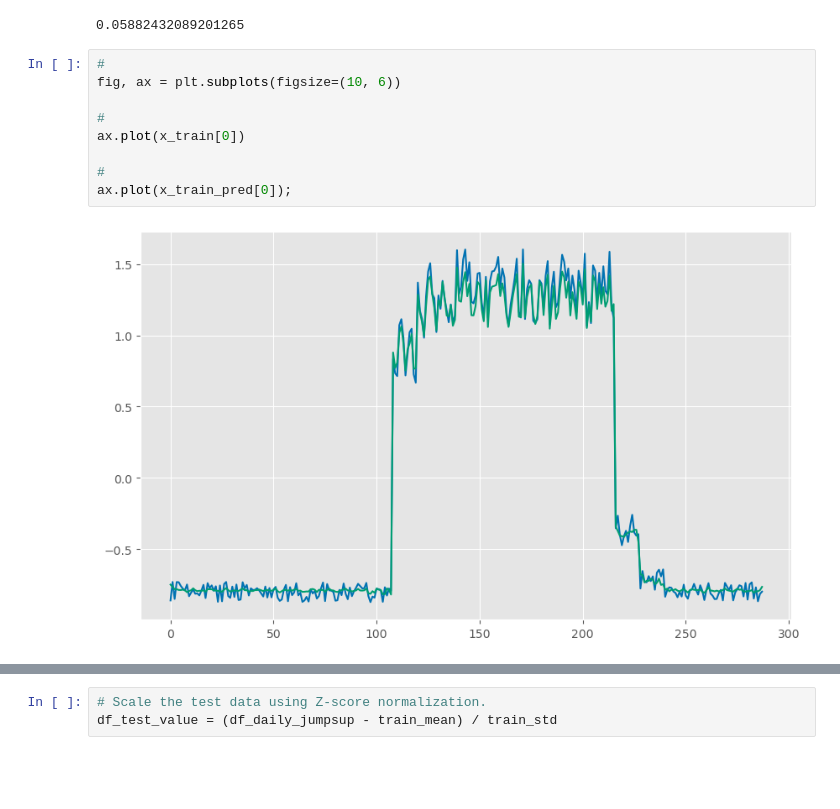
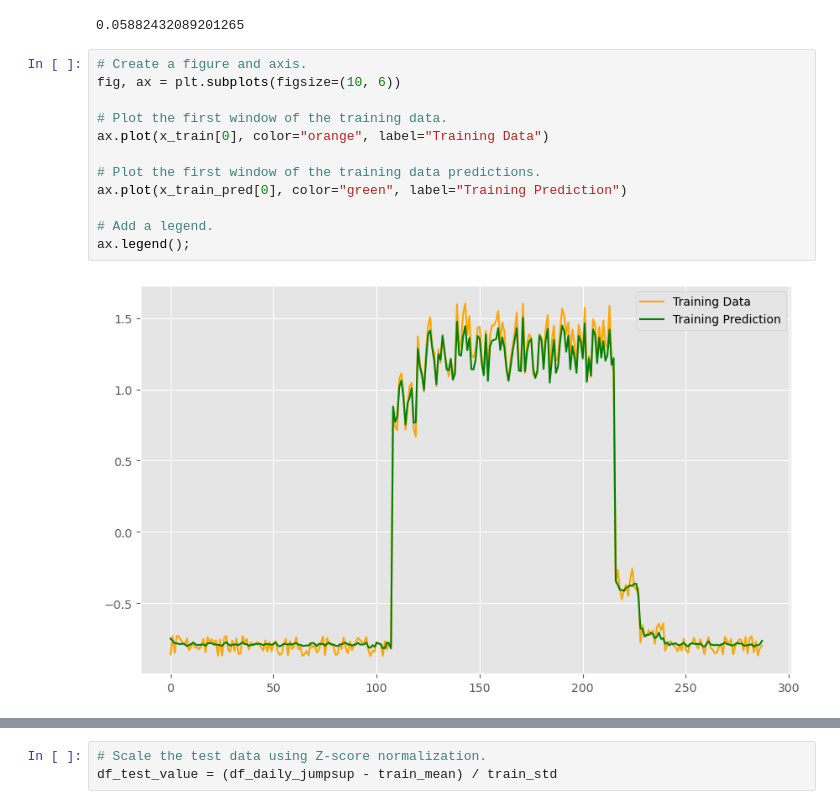
Before and after one commit to Sam-Tracey/ML-Stats-Assessment, a Jupyter notebook: anomaly-detection.ipynb, the cells around one changed output, grey strips where cells are left out. Cells and saved outputs as stored; diff of their text form; blank space fills up the shorter version.

```diff
--- a/anomaly-detection.ipynb
+++ b/anomaly-detection.ipynb
@@ -1073,13 +1092,16 @@ threshold
 # %% [output]
 0.05882432089201265
 # %%
-#
+# Create a figure and axis.
 fig, ax = plt.subplots(figsize=(10, 6))
 
-#
-ax.plot(x_train[0])
+# Plot the first window of the training data.
+ax.plot(x_train[0], color="orange", label="Training Data")
 
-#
-ax.plot(x_train_pred[0]);
+# Plot the first window of the training data predictions.
+ax.plot(x_train_pred[0], color="green", label="Training Prediction")
+
+# Add a legend.
+ax.legend();
 # %% [output]
-[figure, old version]
+[figure, new version]
```
Also changed, not shown: parts of 8 cells of this notebook.
